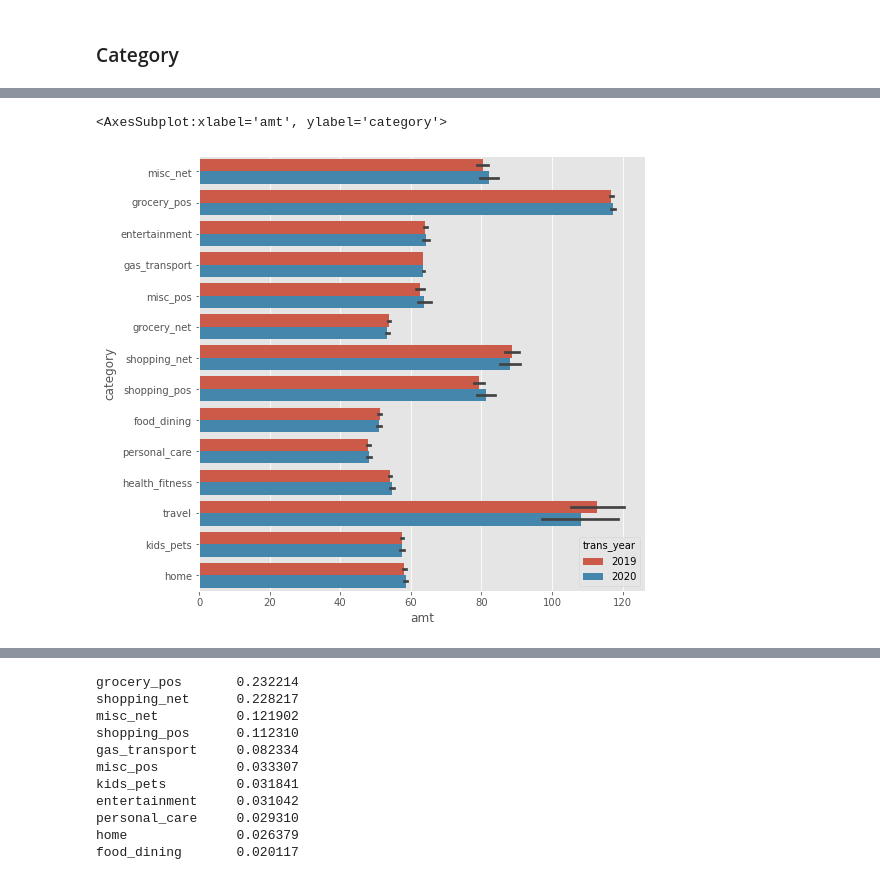
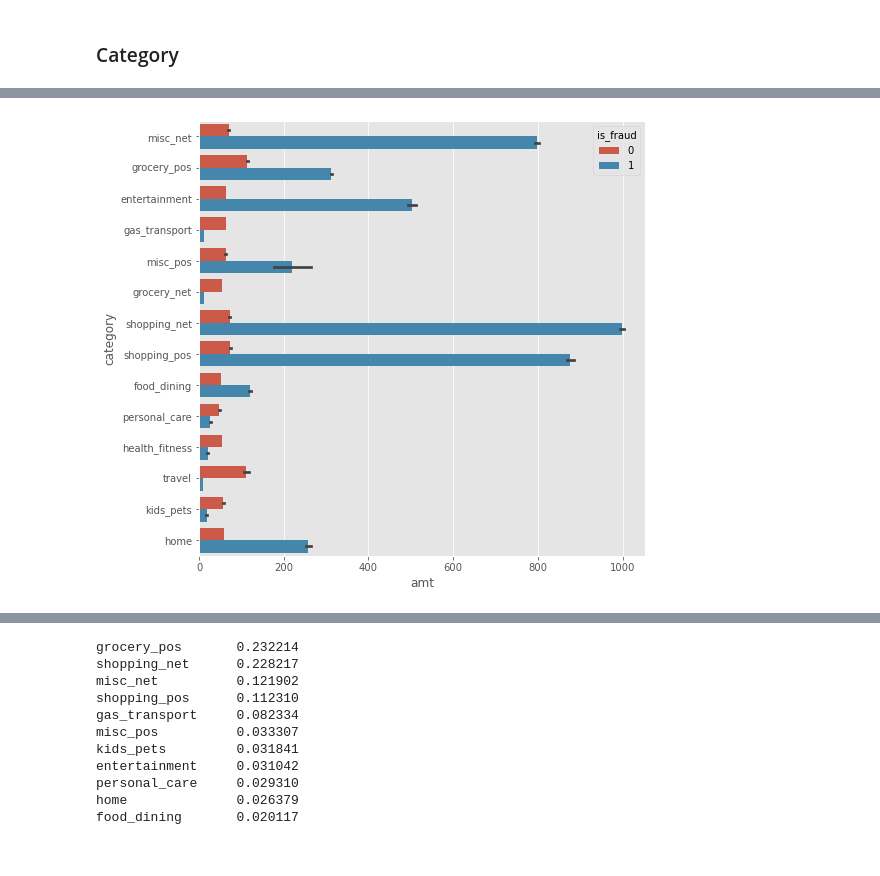
Before and after one commit to chuavincent89/ga_project, a Jupyter notebook: [WIP]-credit-card-fraud-detection/code/02_EDA_Feature_Engineering.ipynb, the cells around one changed output, grey strips where cells are left out. Saved outputs shown, nothing was run; the diff lists cells and outputs as text; code cells hidden in the pictures.

```diff
--- a/[WIP]-credit-card-fraud-detection/code/02_EDA_Feature_Engineering.ipynb
+++ b/[WIP]-credit-card-fraud-detection/code/02_EDA_Feature_Engineering.ipynb
@@ -90,0 +222,6 @@ No Fraud Transaction is found from the transactions that occur at the same time
+# %%
+# continuous variable binning
+train_cleaned['amt_group'] = pd.qcut(train_cleaned['amt'], [0, 0.1, 0.25, 0.5, 0.75, 0.9, 1],
+                                     labels=['very_low', 'low', 'medium', 'above_medium','high','very_high'])
+
+train_cleaned['amt_group'].value_counts().sort_index().to_frame().reset_index()
@@ -90,0 +351,6 @@ No Fraud Transaction is found from the transactions that occur at the same time
+# %%
+# continuous variable binning
+train_cleaned['age_group'] = pd.cut(train_cleaned['age'], [13,23,33,43,53,63,73,83,93,103],
+                                   labels=['below_23', '23_33', '33_43', '43_53', '53_63', '63_73','73_83','83_93','above_93'])
+
+train_cleaned['age_group'].value_counts().sort_index().to_frame().reset_index()
@@ -109,2 +526,0 @@ train_cleaned[(train_cleaned['trans_datetime'] == '2019-08-26 21:47:51')].iloc[:
-# %%
-train_cleaned['amt_group'] = pd.qcut(train_cleaned['amt'], [0, 0.2, 0.5, 0.75, 0.9, 1])
@@ -217,6 +621,5 @@ ax[1].set_title('Barplot of Category (Is Fraud)');
 # %%
 plt.figure(figsize=(8,8))
-sns.barplot(y='category',x='amt', data=train_cleaned, hue='trans_year', orient='h')
+sns.barplot(y='category',x='amt', data=train_cleaned, hue='is_fraud');
 # %% [output]
-<AxesSubplot:xlabel='amt', ylabel='category'>
-[figure, old version]
+[figure, new version]
```
Also changed, not shown: parts of 310 cells of this notebook, 1 other file.
